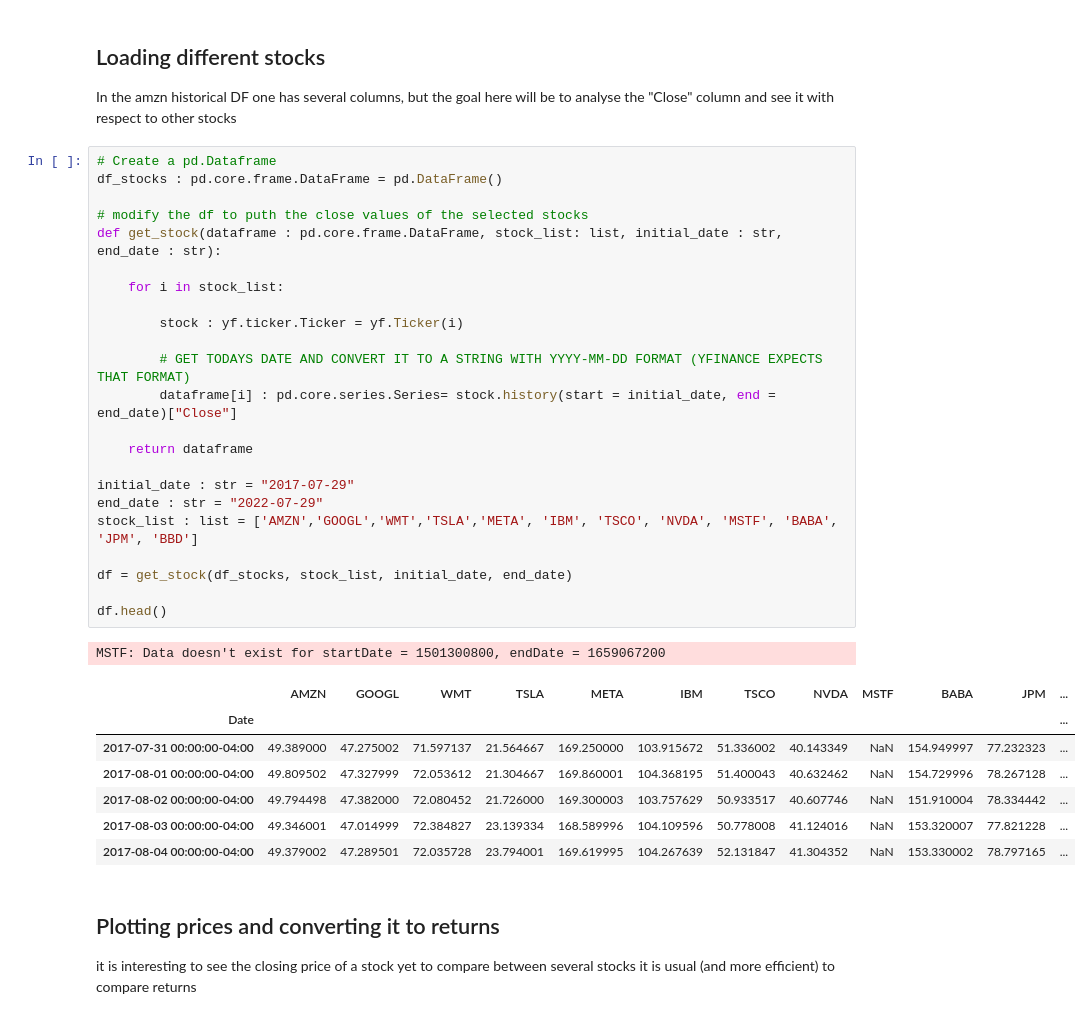
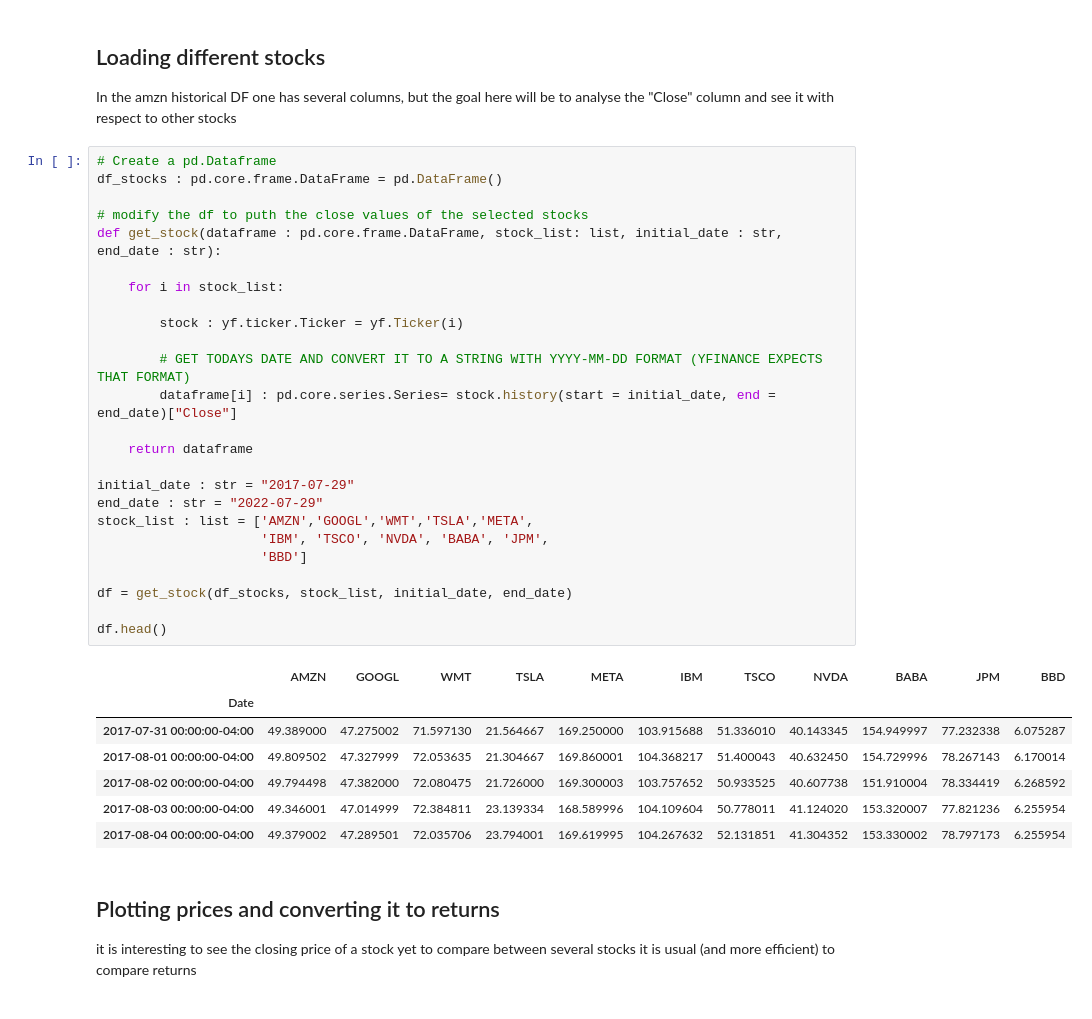
Before and after one commit to leoneleo/portifolio_opm, a Jupyter notebook: port_opm.ipynb, the cells around one changed output. Cells and saved outputs as stored; diff of their text form.

```diff
--- a/port_opm.ipynb
+++ b/port_opm.ipynb
@@ -59,35 +65,36 @@ In the amzn historical DF one has several columns, but the goal here will be to
 # %%
 # Create a pd.Dataframe
 df_stocks : pd.core.frame.DataFrame = pd.DataFrame()
 
 # modify the df to puth the close values of the selected stocks
 def get_stock(dataframe : pd.core.frame.DataFrame, stock_list: list, initial_date : str, end_date : str):
 
     for i in stock_list:
 
         stock : yf.ticker.Ticker = yf.Ticker(i)
 
         # GET TODAYS DATE AND CONVERT IT TO A STRING WITH YYYY-MM-DD FORMAT (YFINANCE EXPECTS THAT FORMAT)
         dataframe[i] : pd.core.series.Series= stock.history(start = initial_date, end = end_date)["Close"]
 
     return dataframe
 
 initial_date : str = "2017-07-29"
 end_date : str = "2022-07-29"
-stock_list : list = ['AMZN','GOOGL','WMT','TSLA','META', 'IBM', 'TSCO', 'NVDA', 'MSTF', 'BABA', 'JPM', 'BBD']
+stock_list : list = ['AMZN','GOOGL','WMT','TSLA','META',
+                     'IBM', 'TSCO', 'NVDA', 'BABA', 'JPM',
+                     'BBD']
 
 df = get_stock(df_stocks, stock_list, initial_date, end_date)
 
 df.head()
 # %% [output]
-MSTF: Data doesn't exist for startDate = 1501300800, endDate = 1659067200
-|  | AMZN | GOOGL | WMT | TSLA | META | IBM | TSCO | NVDA | MSTF | BABA | JPM | ... |
-| Date |  |  |  |  |  |  |  |  |  |  |  | ... |
-| 2017-07-31 00:00:00-04:00 | 49.389000 | 47.275002 | 71.597137 | 21.564667 | 169.250000 | 103.915672 | 51.336002 | 40.143349 | NaN | 154.949997 | 77.232323 | ... |
-| 2017-08-01 00:00:00-04:00 | 49.809502 | 47.327999 | 72.053612 | 21.304667 | 169.860001 | 104.368195 | 51.400043 | 40.632462 | NaN | 154.729996 | 78.267128 | ... |
-| 2017-08-02 00:00:00-04:00 | 49.794498 | 47.382000 | 72.080452 | 21.726000 | 169.300003 | 103.757629 | 50.933517 | 40.607746 | NaN | 151.910004 | 78.334442 | ... |
-| 2017-08-03 00:00:00-04:00 | 49.346001 | 47.014999 | 72.384827 | 23.139334 | 168.589996 | 104.109596 | 50.778008 | 41.124016 | NaN | 153.320007 | 77.821228 | ... |
-| 2017-08-04 00:00:00-04:00 | 49.379002 | 47.289501 | 72.035728 | 23.794001 | 169.619995 | 104.267639 | 52.131847 | 41.304352 | NaN | 153.330002 | 78.797165 | ... |
+|  | AMZN | GOOGL | WMT | TSLA | META | IBM | TSCO | NVDA | BABA | JPM | BBD |
+| Date |  |  |  |  |  |  |  |  |  |  |  |
+| 2017-07-31 00:00:00-04:00 | 49.389000 | 47.275002 | 71.597130 | 21.564667 | 169.250000 | 103.915688 | 51.336010 | 40.143345 | 154.949997 | 77.232338 | 6.075287 |
+| 2017-08-01 00:00:00-04:00 | 49.809502 | 47.327999 | 72.053635 | 21.304667 | 169.860001 | 104.368217 | 51.400043 | 40.632450 | 154.729996 | 78.267143 | 6.170014 |
+| 2017-08-02 00:00:00-04:00 | 49.794498 | 47.382000 | 72.080475 | 21.726000 | 169.300003 | 103.757652 | 50.933525 | 40.607738 | 151.910004 | 78.334419 | 6.268592 |
+| 2017-08-03 00:00:00-04:00 | 49.346001 | 47.014999 | 72.384811 | 23.139334 | 168.589996 | 104.109604 | 50.778011 | 41.124020 | 153.320007 | 77.821236 | 6.255954 |
+| 2017-08-04 00:00:00-04:00 | 49.379002 | 47.289501 | 72.035706 | 23.794001 | 169.619995 | 104.267632 | 52.131851 | 41.304352 | 153.330002 | 78.797173 | 6.255954 |
 # %% [markdown]
 ## Plotting prices and converting it to returns
 
```
Also changed, not shown: parts of 9 cells of this notebook.
